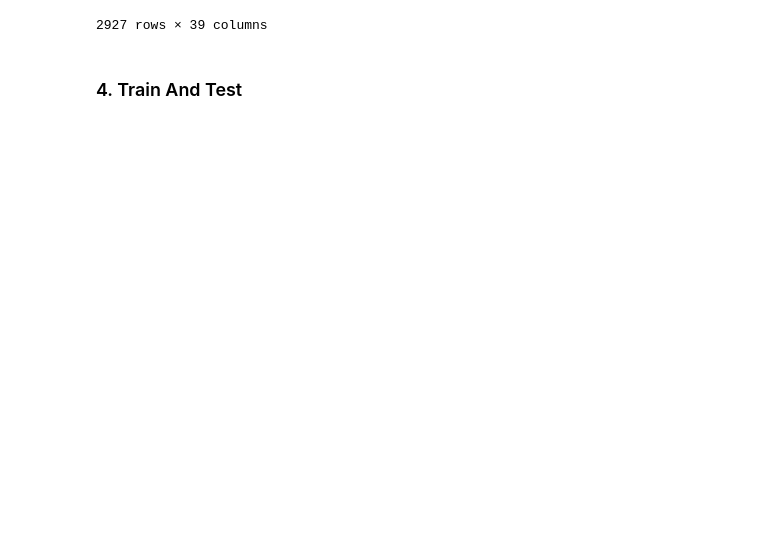
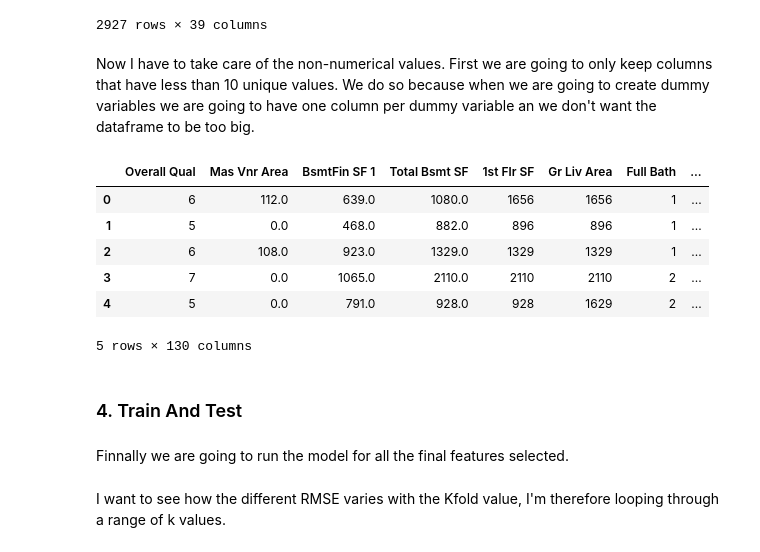
Before and after one commit to PaulineMalaguti/Dataquest, a Jupyter notebook: Python/Predicting House Sale Prices/predicting_hosue_sale_price.ipynb, the cells around one changed output. Drawn from its saved outputs; the diff is of its cells as text; code cells hidden in the pictures; blank space fills up the shorter version.

```diff
--- a/Python/Predicting House Sale Prices/predicting_hosue_sale_price.ipynb
+++ b/Python/Predicting House Sale Prices/predicting_hosue_sale_price.ipynb
@@ -243,27 +236,41 @@ df
 | 2928 | RL | Pave | Reg | Lvl | AllPub | Inside | Mod | Mitchel | ... |
 | 2929 | RL | Pave | Reg | Lvl | AllPub | Inside | Mod | Mitchel | ... |
 2927 rows × 39 columns
+# %% [markdown]
+Now I have to take care of the non-numerical values. First we are going to only keep columns that have less than 10 unique values. We do so because when we are going to create dummy variables we are going to have one column per dummy variable an we don't want the dataframe to be too big.
 # %%
 # Select non_numerical columns
 categorical_columns = df.select_dtypes(exclude=np.number).copy()
 #Count the number of unique values
 n_categories = categorical_columns.nunique()
 
 # I will apply the get_dummies function for these columns so I need to keep columns with only a small
 # number of dummies
 df.drop(n_categories[n_categories>10].index.tolist(), axis = 1, inplace = True)
 
 #change the datatype of the selected non_numerical columns (from object to category)
 df[df.select_dtypes(include = object).columns] = df.select_dtypes(include = object).apply(lambda x: x.astype('category'))
 
 #Create dummies and remove the original columns
 dummies = pd.get_dummies(df, df.select_dtypes(include = 'category').columns.tolist())
 df = pd.concat([df, dummies], axis=1).drop(df.select_dtypes(include = 'category').columns.tolist(),axis=1)
 
 #I noticed that I have some duplicated columns in my dataframe I'm just going to remove them here
 df = df.loc[:,~df.columns.duplicated()]
+
+df.head()
+# %% [output]
+|  | Overall Qual | Mas Vnr Area | BsmtFin SF 1 | Total Bsmt SF | 1st Flr SF | Gr Liv Area | Full Bath | ... |
+| 0 | 6 | 112.0 | 639.0 | 1080.0 | 1656 | 1656 | 1 | ... |
+| 1 | 5 | 0.0 | 468.0 | 882.0 | 896 | 896 | 1 | ... |
+| 2 | 6 | 108.0 | 923.0 | 1329.0 | 1329 | 1329 | 1 | ... |
+| 3 | 7 | 0.0 | 1065.0 | 2110.0 | 2110 | 2110 | 2 | ... |
+| 4 | 5 | 0.0 | 791.0 | 928.0 | 928 | 1629 | 2 | ... |
+5 rows × 130 columns
 # %% [markdown]
 ### 4. Train And Test
+# %% [markdown]
+Finnally we are going to run the model for all the final features selected.
 # %%
 def train_and_test(df, k=0):
     numeric_df = df.select_dtypes(include=np.number)
@@ -315,6 +322,8 @@ def train_and_test(df, k=0):
 
         avg_rmse = np.mean(rmse_values)
         return rmse_values, avg_rmse
+# %% [markdown]
+I want to see how the different RMSE varies with the Kfold value, I'm therefore looping through a range of k values.
 # %%
 for i in range(0,8):
     if i == 0:
```
Also changed, not shown: parts of 12 cells of this notebook.
